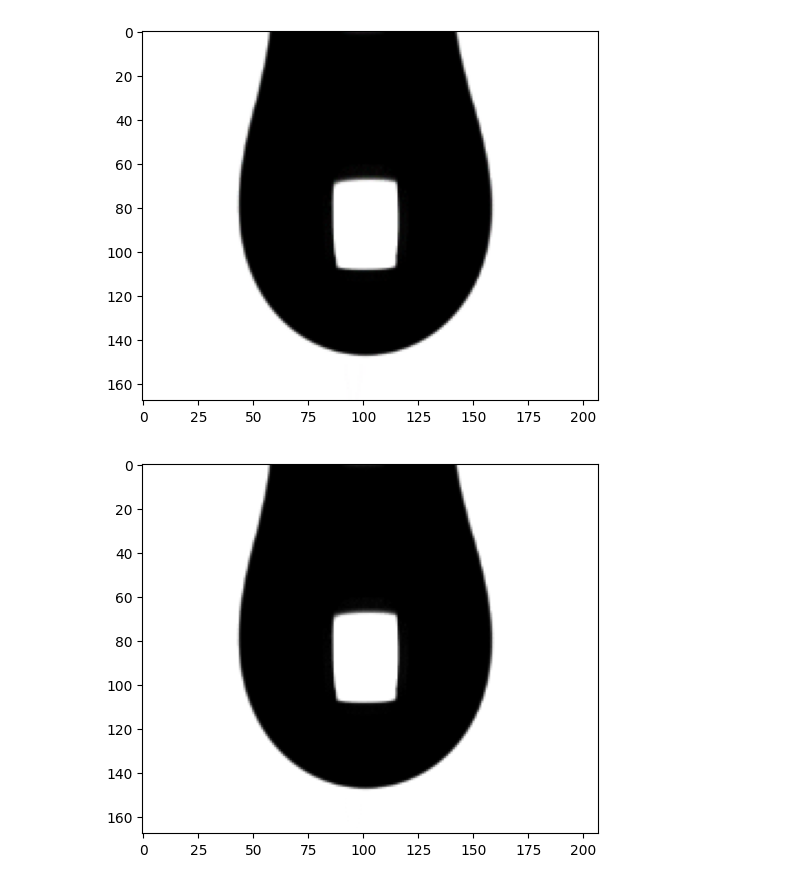
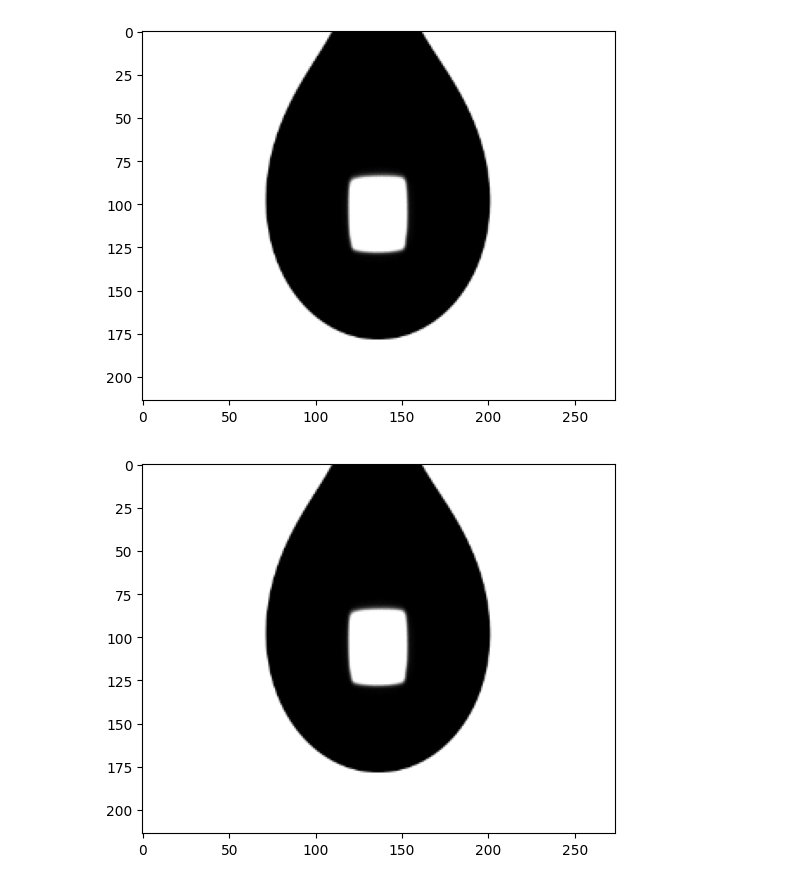
Before and after one commit to DmitriLyalikov/pdt-extract, a Jupyter notebook: Canny Edge Detector.ipynb, the cells around one changed output. Cells and saved outputs as stored; diff of their text form; code cells hidden in the pictures.

```diff
--- a/Canny Edge Detector.ipynb
+++ b/Canny Edge Detector.ipynb
@@ -9,11 +9,11 @@ import numpy as np
 import matplotlib.pyplot as plt
 # %%
 # Load image into variable and display it
-lion = imageio.v2.imread("pendant_drops/cropped SLES 70 8% w-w in DI Water.png", None) # Paste address of image
+lion = imageio.v2.imread("Pendant Drops/water_control.png", None) # Paste address of image
 plt.imshow(lion, cmap = plt.get_cmap('gray'))
 plt.show()
 # %% [output]
-[figure, old version]
+[figure, new version]
 # %%
 # Convert color image to grayscale to help extraction of edges and plot it
 lion_gray = np.dot(lion[...,:3], [0.299, 0.587, 0.114])
@@ -21,7 +21,7 @@ lion_gray = np.dot(lion[...,:3], [0.299, 0.587, 0.114])
 plt.imshow(lion_gray, cmap = plt.get_cmap('gray'))
 plt.show()
 # %% [output]
-[figure, old version]
+[figure, new version]
 # %%
 # Blur the grayscale image so that only important edges are extracted and the noisy ones ignored
 lion_gray_blurred = ndimage.gaussian_filter(lion_gray, sigma=1.2) # Note that the value of sigma is image specific so please tune it
```
Also changed, not shown: parts of 14 cells of this notebook, 9 other files.
